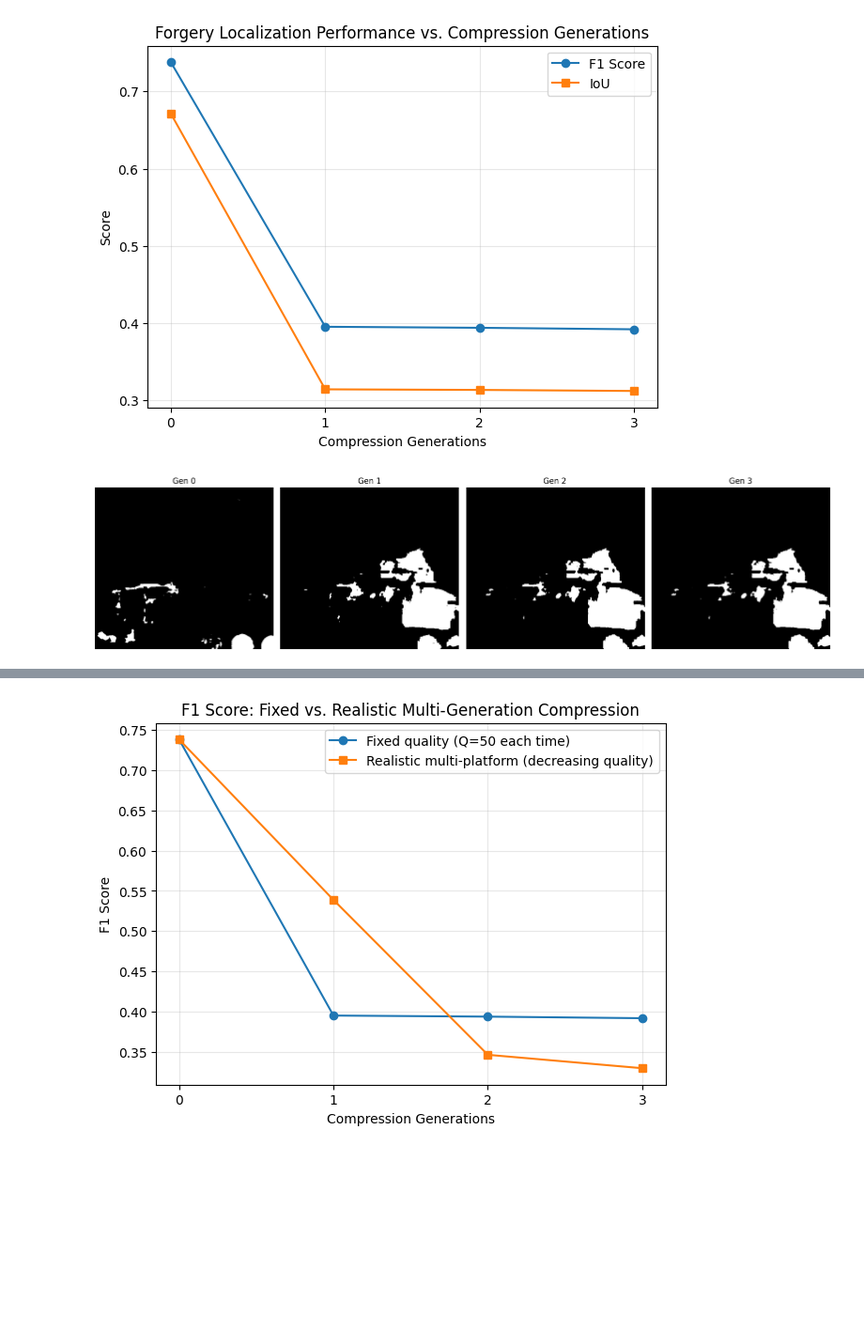
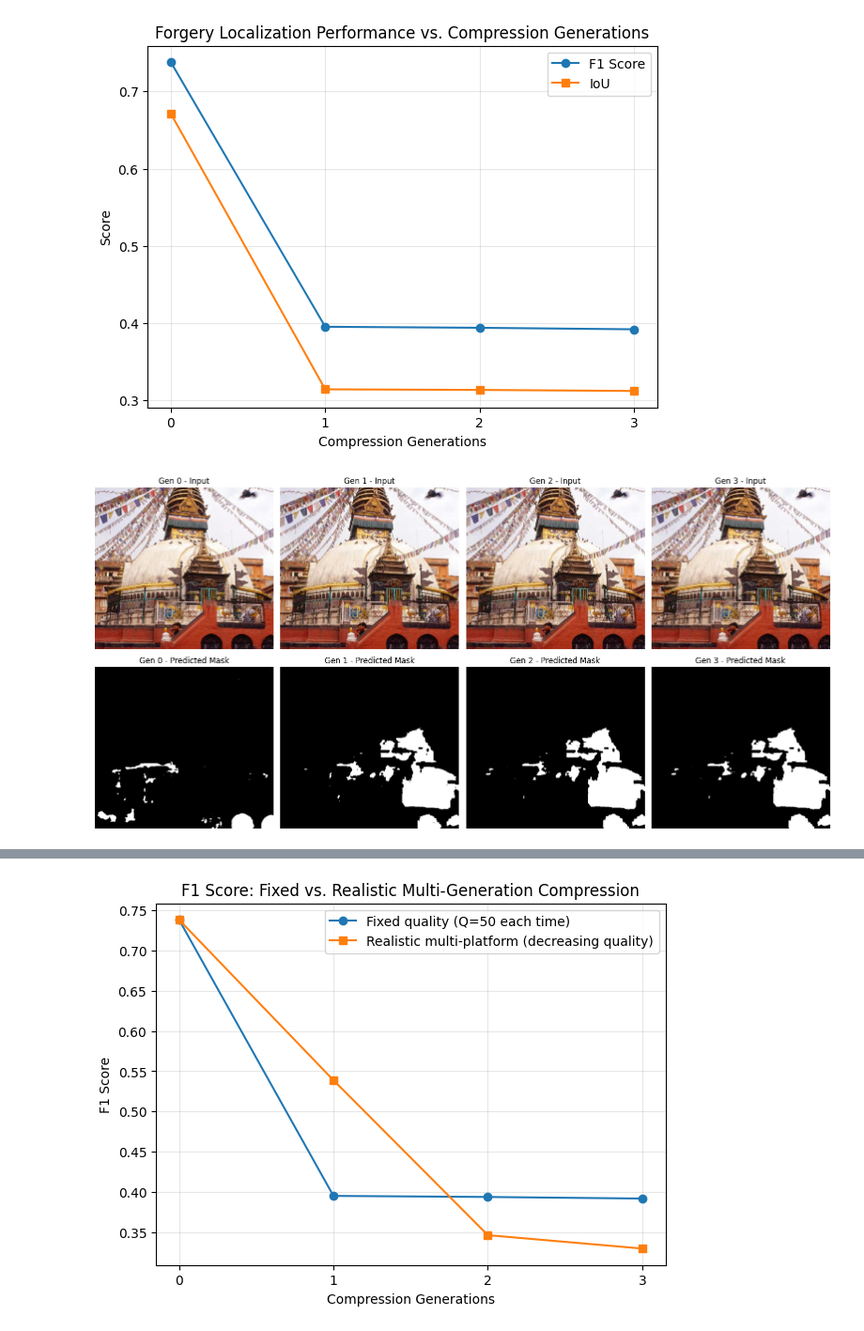
Before and after one commit to ImageForgeryLocalization-Compression/compression-aware-image-forgery-localization, a Jupyter notebook: myimplementation_proj.ipynb, the cells around one changed output, grey strips where cells are left out. Shown at 94% size. Cells and saved outputs as stored; diff of their text form; code cells hidden in the pictures; blank space fills up the shorter version.

```diff
--- a/myimplementation_proj.ipynb
+++ b/myimplementation_proj.ipynb
@@ -341,27 +412,31 @@ plt.show()
 # %%
 def show_compression_examples(model, pairs, generations_list, example_idx=0, quality=50):
     img_path, mask_path = pairs[example_idx]
     n = len(generations_list)
-    fig, axes = plt.subplots(1, n, figsize=(4 * n, 4))
+    fig, axes = plt.subplots(2, n, figsize=(4 * n, 8))
 
     for i, gen in enumerate(generations_list):
         tensor, gt_mask, (H, W), orig_img = load_pair_compressed(img_path, mask_path, generations=gen, quality=quality)
         pred = model.process(tensor)
         pred_np = pred.squeeze().cpu().numpy() * 255.
         pred_resized = cv2.resize(pred_np, (W, H))
         pred_bin = thresholding(pred_resized)
 
-        axes[i].imshow(pred_bin, cmap='gray')
-        axes[i].set_title(f"Gen {gen}")
-        axes[i].axis('off')
+        axes[0, i].imshow(orig_img)  # already RGB from load_pair_compressed
+        axes[0, i].set_title(f"Gen {gen} - Input")
+        axes[0, i].axis('off')
+
+        axes[1, i].imshow(pred_bin, cmap='gray')
+        axes[1, i].set_title(f"Gen {gen} - Predicted Mask")
+        axes[1, i].axis('off')
 
     plt.tight_layout()
     plt.savefig('/content/compression_generation_examples.png', dpi=150, bbox_inches='tight')
     plt.show()
 
 show_compression_examples(model_generalization, test_pairs, generations_list=[0, 1, 2, 3])
 # %% [output]
-[figure, old version]
+[figure, new version]
 # %%
 def load_pair_variable_compression(img_path, mask_path, quality_sequence):
     """quality_sequence e.g. [85, 65, 45] simulates 3 different platforms."""
```
Also changed, not shown: parts of 7 cells of this notebook.
